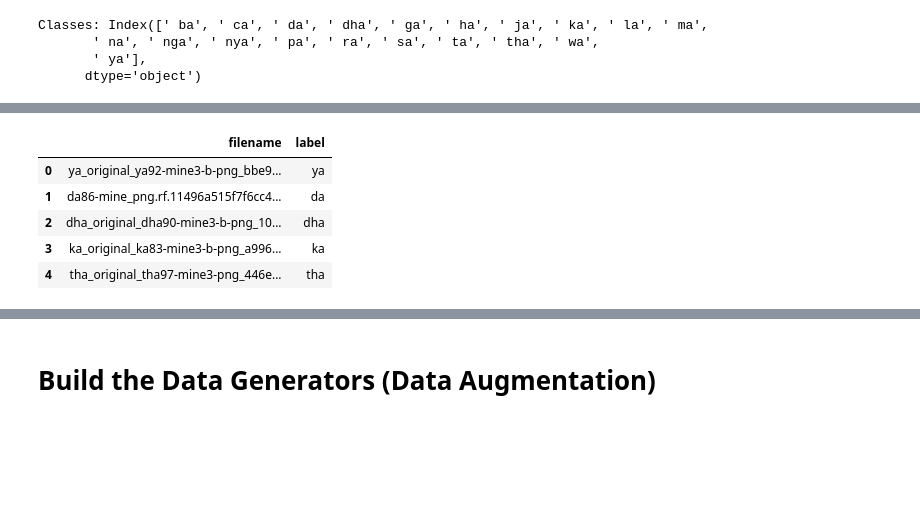
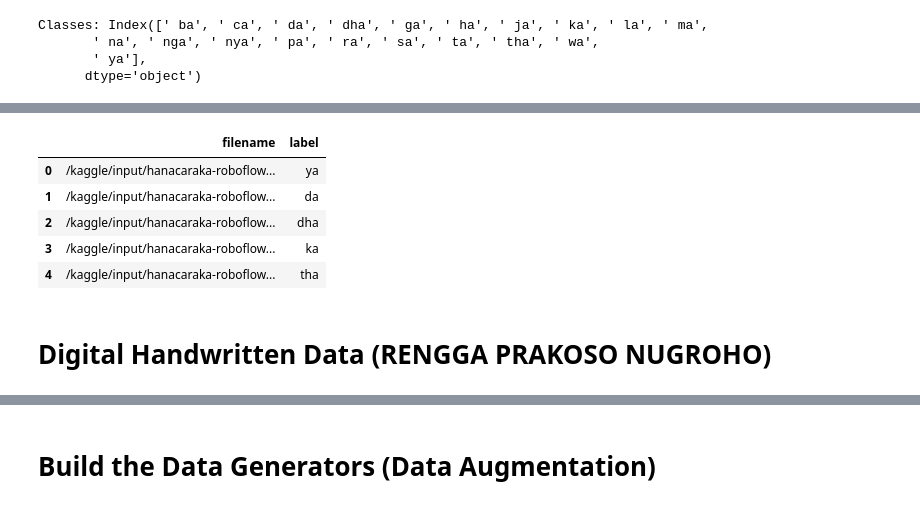
Before and after one commit to elskow/hanacaraka-classifier, a Jupyter notebook: main/training_on_mobilenet.ipynb, the cells around one changed output, grey strips where cells are left out. Drawn from its saved outputs; the diff is of its cells as text; code cells hidden in the pictures; blank space fills up the shorter version.

```diff
--- a/main/training_on_mobilenet.ipynb
+++ b/main/training_on_mobilenet.ipynb
@@ -75,14 +59,17 @@ Load Testing Data
 # %%
-test_df = pd.read_csv('test_classes.csv')
+test_df = pd.read_csv('/kaggle/input/hanacaraka-roboflow/test_classes.csv')
 classes = test_df.columns[1:]
 test_df['label'] = test_df[classes].idxmax(axis=1)
 test_df.drop(columns=classes, inplace=True)
+test_df['filename'] = test_df['filename'].apply(lambda x: '/kaggle/input/hanacaraka-roboflow/images/' + x)
 
 test_df.head()
 # %% [output]
 |  | filename | label |
-| 0 | ya_original_ya92-mine3-b-png_bbe9... | ya |
-| 1 | da86-mine_png.rf.11496a515f7f6cc4... | da |
-| 2 | dha_original_dha90-mine3-b-png_10... | dha |
-| 3 | ka_original_ka83-mine3-b-png_a996... | ka |
-| 4 | tha_original_tha97-mine3-png_446e... | tha |
+| 0 | /kaggle/input/hanacaraka-roboflow... | ya |
+| 1 | /kaggle/input/hanacaraka-roboflow... | da |
+| 2 | /kaggle/input/hanacaraka-roboflow... | dha |
+| 3 | /kaggle/input/hanacaraka-roboflow... | ka |
+| 4 | /kaggle/input/hanacaraka-roboflow... | tha |
+# %% [markdown]
+# Digital Handwritten Data (RENGGA PRAKOSO NUGROHO)
```
Also changed, not shown: parts of 25 cells of this notebook, 1 other file.
